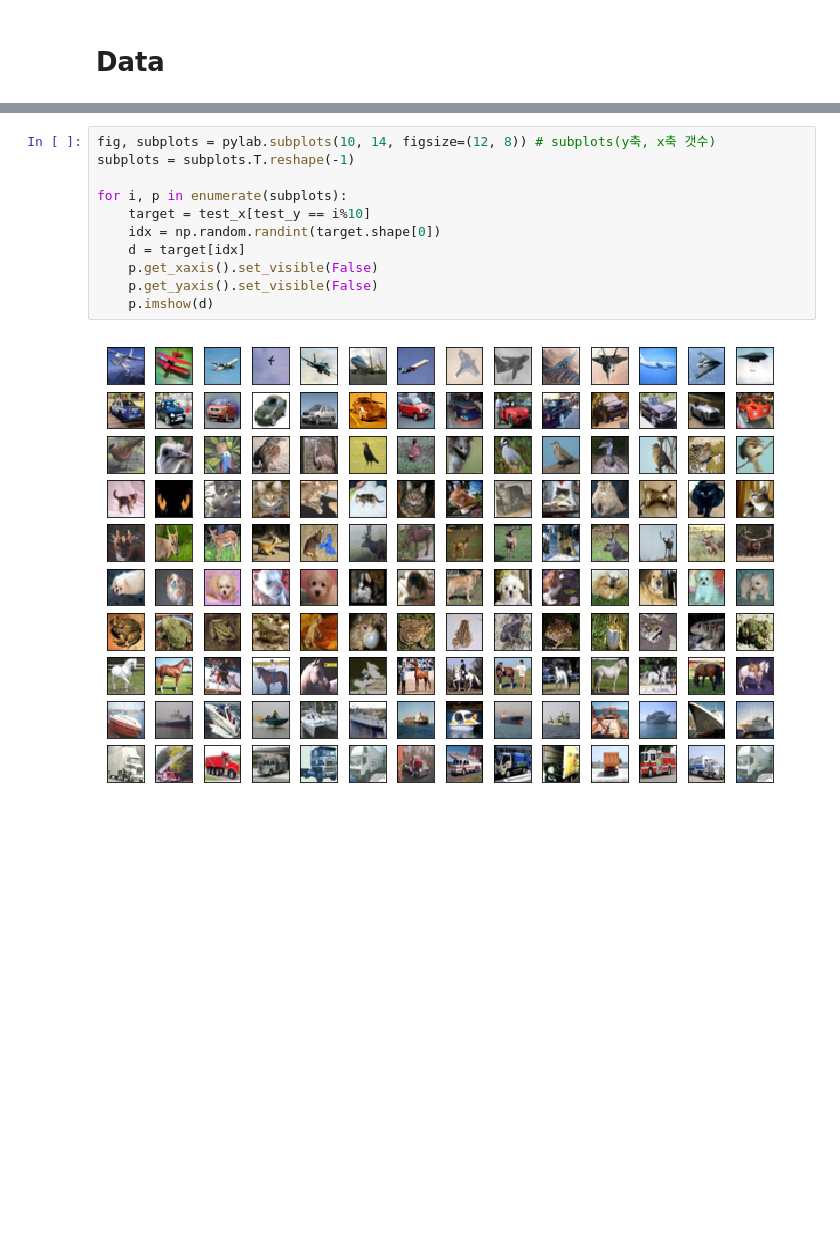
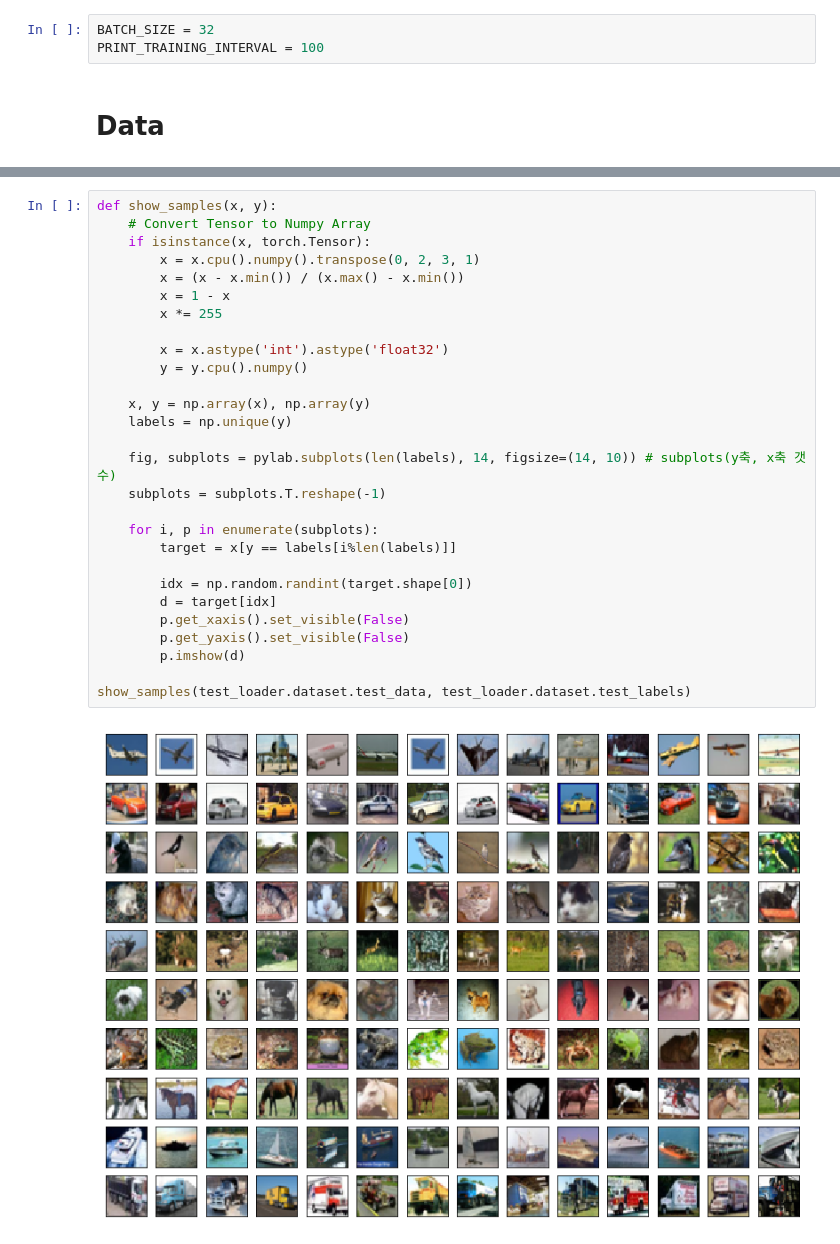
Before and after one commit to AndersonJo/densenet-pytorch, a Jupyter notebook: densenet_train.ipynb, the cells around one changed output, grey strips where cells are left out. Drawn from its saved outputs; the diff is of its cells as text; blank space fills up the shorter version.

Commit message:
Add Training Code

```diff
--- a/densenet_train.ipynb
+++ b/densenet_train.ipynb
@@ -10,3 +18,6 @@ Populating the interactive namespace from numpy and matplotlib
+# %%
+BATCH_SIZE = 32
+PRINT_TRAINING_INTERVAL = 100
 # %% [markdown]
 # Data
 # %%
@@ -35,15 +55,32 @@ train_y: (50000,)
 test_x: (10000, 32, 32, 3)
 test_y: (10000,)
 # %%
-fig, subplots = pylab.subplots(10, 14, figsize=(12, 8)) # subplots(y축, x축 갯수)
-subplots = subplots.T.reshape(-1)
+def show_samples(x, y):
+    # Convert Tensor to Numpy Array
+    if isinstance(x, torch.Tensor):
+        x = x.cpu().numpy().transpose(0, 2, 3, 1)
+        x = (x - x.min()) / (x.max() - x.min())
+        x = 1 - x
+        x *= 255
 
-for i, p in enumerate(subplots):
-    target = test_x[test_y == i%10]
-    idx = np.random.randint(target.shape[0])
-    d = target[idx]
-    p.get_xaxis().set_visible(False)
-    p.get_yaxis().set_visible(False)
-    p.imshow(d)
+        x = x.astype('int').astype('float32')
+        y = y.cpu().numpy()
+
+    x, y = np.array(x), np.array(y)
+    labels = np.unique(y)
+
+    fig, subplots = pylab.subplots(len(labels), 14, figsize=(14, 10)) # subplots(y축, x축 갯수)
+    subplots = subplots.T.reshape(-1)
+
+    for i, p in enumerate(subplots):
+        target = x[y == labels[i%len(labels)]]
+
+        idx = np.random.randint(target.shape[0])
+        d = target[idx]
+        p.get_xaxis().set_visible(False)
+        p.get_yaxis().set_visible(False)
+        p.imshow(d)
+
+show_samples(test_loader.dataset.test_data, test_loader.dataset.test_labels)
 # %% [output]
-[figure, old version]
+[figure, new version]
```
Also changed, not shown: parts of 7 cells of this notebook, 1 other file.
